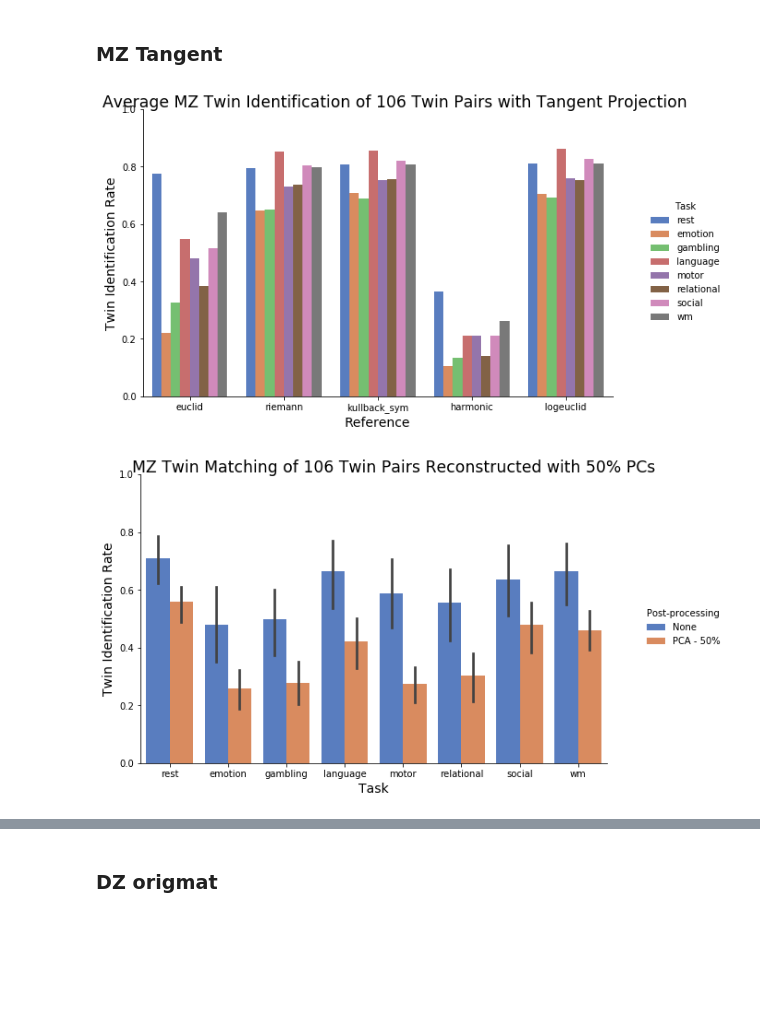
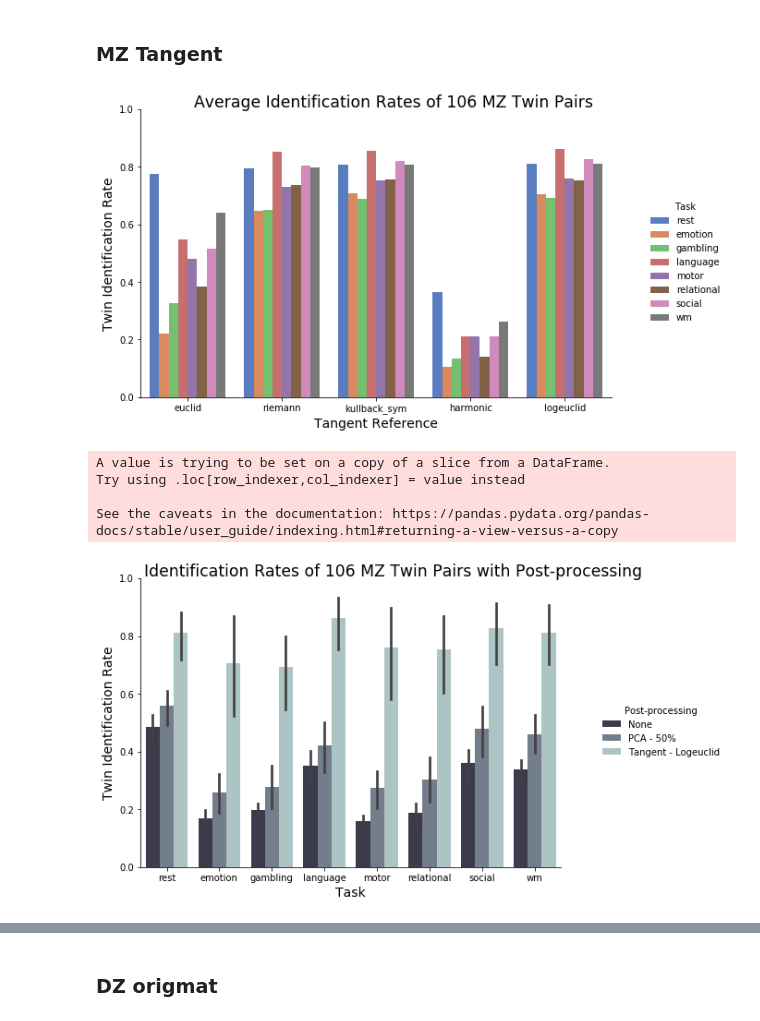
Before and after one commit to mwang29/fmri_learning, a Jupyter notebook: results/Data Visualizations.ipynb, the cells around one changed output, grey strips where cells are left out. Cells and saved outputs as stored; diff of their text form; code cells hidden in the pictures; blank space fills up the shorter version.

```diff
--- a/results/Data Visualizations.ipynb
+++ b/results/Data Visualizations.ipynb
@@ -530,33 +563,33 @@ See the caveats in the documentation: https://pandas.pydata.org/pandas-docs/stab
 ### MZ Tangent
 # %%
 df = pd.read_csv('twins/MZ_twin_tangent.csv', names=["First", "Twin Identification Rate"])
-df['Parcellation'], df['Task'], df['Reference'] = df['First'].str.split(':', 2).str
+df['Parcellation'], df['Task'], df['Tangent Reference'] = df['First'].str.split(':', 2).str
 df.drop(['First'], axis=1, inplace=True)
 df.round(3)
-df = df[['Task', 'Parcellation', 'Reference', 'Twin Identification Rate']]
-ref_plot = sns.catplot(x="Reference", y="Twin Identification Rate", hue="Task", data=df,
+df = df[['Task', 'Parcellation', 'Tangent Reference', 'Twin Identification Rate']]
+ref_plot = sns.catplot(x="Tangent Reference", y="Twin Identification Rate", hue="Task", data=df,
                 height=6, kind="bar", palette="muted", ci=None).set(ylim=(0, 1))
-ref_plot.fig.suptitle('Average MZ Twin Identification of 106 Twin Pairs with Tangent Projection', y=1.02, fontsize='xx-large')
+ref_plot.fig.suptitle('Average Identification Rates of 106 MZ Twin Pairs', y=1.02, fontsize='xx-large')
 ref_plot.fig.set_size_inches(10,5)
 plt.savefig('twins/MZ_twin_pairs_tangent.eps', bbox_inches='tight', transparent=True)
 plt.show()
 # %% [output]
-[figure, old version]
+[figure, new version]
 # %%
-df['Post-processing'] = 'None'
-df2 = pd.read_csv('twins/MZ_twin_parcellations_pca.csv', names=["First", "Twin Identification Rate"])
-df2['Parcellation'], df2['Task'] = df2['First'].str.split(':', 1).str
-df2.drop(['First'], axis=1, inplace=True)
-df2.round(3)
-df2 = df2[['Task', 'Parcellation', 'Twin Identification Rate']]
-df2['Post-processing'] = 'PCA - 50%'
-df3 = pd.concat([df, df2])
-ref_plot = sns.catplot(x="Task", y="Twin Identification Rate", hue="Post-processing", data=df3,
-                height=6, kind="bar", palette="muted").set(ylim=(0, 1))
-ref_plot.fig.suptitle('MZ Twin Matching of 106 Twin Pairs Reconstructed with 50% PCs', y=1.02, fontsize='xx-large')
+df_logeuclid = df[df['Tangent Reference']=='logeuclid']
+df_logeuclid['Post-processing'] = 'Tangent - Logeuclid'
+df_logeuclid = df_logeuclid.drop(['Tangent Reference'], axis=1)
+df4 = pd.concat([df3, df_logeuclid])
+ref_plot = sns.catplot(x="Task", y="Twin Identification Rate", hue="Post-processing", data=df4,
+                height=6, kind="bar", palette="bone").set(ylim=(0, 1))
+ref_plot.fig.suptitle('Identification Rates of 106 MZ Twin Pairs with Post-processing', y=1.02, fontsize='xx-large')
 ref_plot.fig.set_size_inches(10,5)
-plt.savefig('twins/MZ_twin_pairs_pca_none.eps', bbox_inches='tight', transparent=True)
+plt.savefig('twins/MZ_twin_pairs_comparison.eps', bbox_inches='tight', transparent=True)
 plt.show()
 # %% [output]
+A value is trying to be set on a copy of a slice from a DataFrame.
+Try using .loc[row_indexer,col_indexer] = value instead
+
+See the caveats in the documentation: https://pandas.pydata.org/pandas-docs/stable/user_guide/indexing.html#returning-a-view-versus-a-copy
-[figure, old version]
+[figure, new version]
 # %%
```
Also changed, not shown: parts of 30 cells of this notebook, 45 other files.
